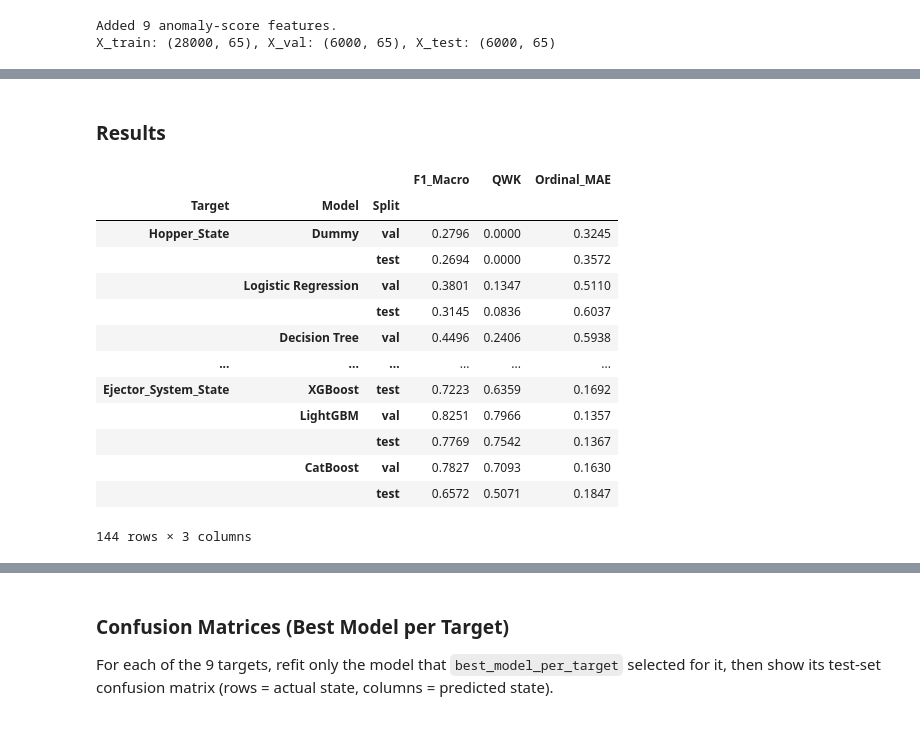
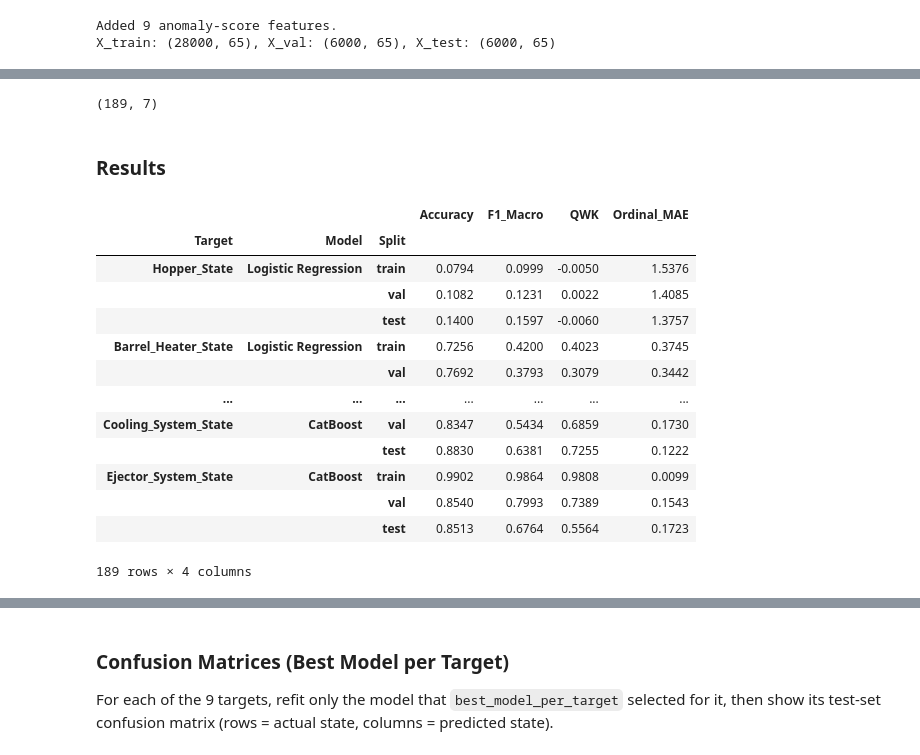
Before and after one commit to riddhiiee/AI-Based-Predictive-Maintenance-for-Injection-Molding-Machine, a Jupyter notebook: final_model.ipynb, the cells around one changed output, grey strips where cells are left out. Cells and saved outputs as stored; diff of their text form; code cells hidden in the pictures.

```diff
--- a/final_model.ipynb
+++ b/final_model.ipynb
@@ -710,0 +734,3 @@ Ejector_System_State: done
+# %%
+classification_results = []  # (Target, Model, Split, Accuracy, F1_Macro, QWK, Ordinal_MAE) rows, filled in by the 7 model cells below
+SPLITS = [('train', X_train, train_df), ('val', X_val, val_df), ('test', X_test, test_df)]
@@ -710,0 +922,17 @@ Ejector_System_State: done
+# %%
+model_name = 'LightGBM'
+
+for col in target:
+    model = CLASSIFIER_FACTORIES[model_name]()
+    fit_classifier(model_name, model, X_train, train_df[col])
+
+    for split_name, X_split, split_df in SPLITS:
+        y_pred = np.asarray(model.predict(X_split)).reshape(-1)
+        metrics = evaluate_classification(split_df[col], y_pred)
+        classification_results.append({'Target': col, 'Model': model_name, 'Split': split_name, **metrics})
+
+print(f'{model_name}: done')
+(pd.DataFrame(classification_results)
+ .query('Model == @model_name')
+ .set_index(['Target', 'Split'])[['Accuracy', 'F1_Macro', 'QWK', 'Ordinal_MAE']]
+ .round(4))
@@ -710,0 +959,17 @@ Ejector_System_State: done
+# %%
+model_name = 'CatBoost'
+
+for col in target:
+    model = CLASSIFIER_FACTORIES[model_name]()
+    fit_classifier(model_name, model, X_train, train_df[col])
+
+    for split_name, X_split, split_df in SPLITS:
+        y_pred = np.asarray(model.predict(X_split)).reshape(-1)
+        metrics = evaluate_classification(split_df[col], y_pred)
+        classification_results.append({'Target': col, 'Model': model_name, 'Split': split_name, **metrics})
+
+print(f'{model_name}: done')
+(pd.DataFrame(classification_results)
+ .query('Model == @model_name')
+ .set_index(['Target', 'Split'])[['Accuracy', 'F1_Macro', 'QWK', 'Ordinal_MAE']]
+ .round(4))
@@ -711,26 +996,31 @@ Ejector_System_State: done
+# %%
+classification_results_df = pd.DataFrame(classification_results)
+print(classification_results_df.shape)
+# %% [output]
+(189, 7)
 # %% [markdown]
 ### Results
 # %%
-# Full comparison table: F1-macro / QWK / Ordinal MAE per (Target, Model, Split)
+# Full comparison table: Accuracy / F1-macro / QWK / Ordinal MAE per (Target, Model, Split)
 classification_summary = (classification_results_df
-                           .set_index(['Target', 'Model', 'Split'])[['F1_Macro', 'QWK', 'Ordinal_MAE']]
+                           .set_index(['Target', 'Model', 'Split'])[['Accuracy', 'F1_Macro', 'QWK', 'Ordinal_MAE']]
                            .round(4))
 classification_summary
 # %% [output]
-|  |  |  | F1_Macro | QWK | Ordinal_MAE |
-| Target | Model | Split |  |  |  |
-| Hopper_State | Dummy | val | 0.2796 | 0.0000 | 0.3245 |
-|  |  | test | 0.2694 | 0.0000 | 0.3572 |
-|  | Logistic Regression | val | 0.3801 | 0.1347 | 0.5110 |
-|  |  | test | 0.3145 | 0.0836 | 0.6037 |
-|  | Decision Tree | val | 0.4496 | 0.2406 | 0.5938 |
-| ... | ... | ... | ... | ... | ... |
-| Ejector_System_State | XGBoost | test | 0.7223 | 0.6359 | 0.1692 |
-|  | LightGBM | val | 0.8251 | 0.7966 | 0.1357 |
-|  |  | test | 0.7769 | 0.7542 | 0.1367 |
-|  | CatBoost | val | 0.7827 | 0.7093 | 0.1630 |
-|  |  | test | 0.6572 | 0.5071 | 0.1847 |
+|  |  |  | Accuracy | F1_Macro | QWK | Ordinal_MAE |
+| Target | Model | Split |  |  |  |  |
+| Hopper_State | Logistic Regression | train | 0.0794 | 0.0999 | -0.0050 | 1.5376 |
+|  |  | val | 0.1082 | 0.1231 | 0.0022 | 1.4085 |
+|  |  | test | 0.1400 | 0.1597 | -0.0060 | 1.3757 |
+| Barrel_Heater_State | Logistic Regression | train | 0.7256 | 0.4200 | 0.4023 | 0.3745 |
+|  |  | val | 0.7692 | 0.3793 | 0.3079 | 0.3442 |
+| ... | ... | ... | ... | ... | ... | ... |
+| Cooling_System_State | CatBoost | val | 0.8347 | 0.5434 | 0.6859 | 0.1730 |
+|  |  | test | 0.8830 | 0.6381 | 0.7255 | 0.1222 |
+| Ejector_System_State | CatBoost | train | 0.9902 | 0.9864 | 0.9808 | 0.0099 |
+|  |  | val | 0.8540 | 0.7993 | 0.7389 | 0.1543 |
+|  |  | test | 0.8513 | 0.6764 | 0.5564 | 0.1723 |
-144 rows × 3 columns
+189 rows × 4 columns
 # %%
 # Best model per target, chosen by validation F1-macro (ties broken by QWK), with its test-set metrics alongside
 val_scores = classification_results_df[classification_results_df['Split'] == 'val']
```
Also changed, not shown: parts of 25 cells of this notebook.
